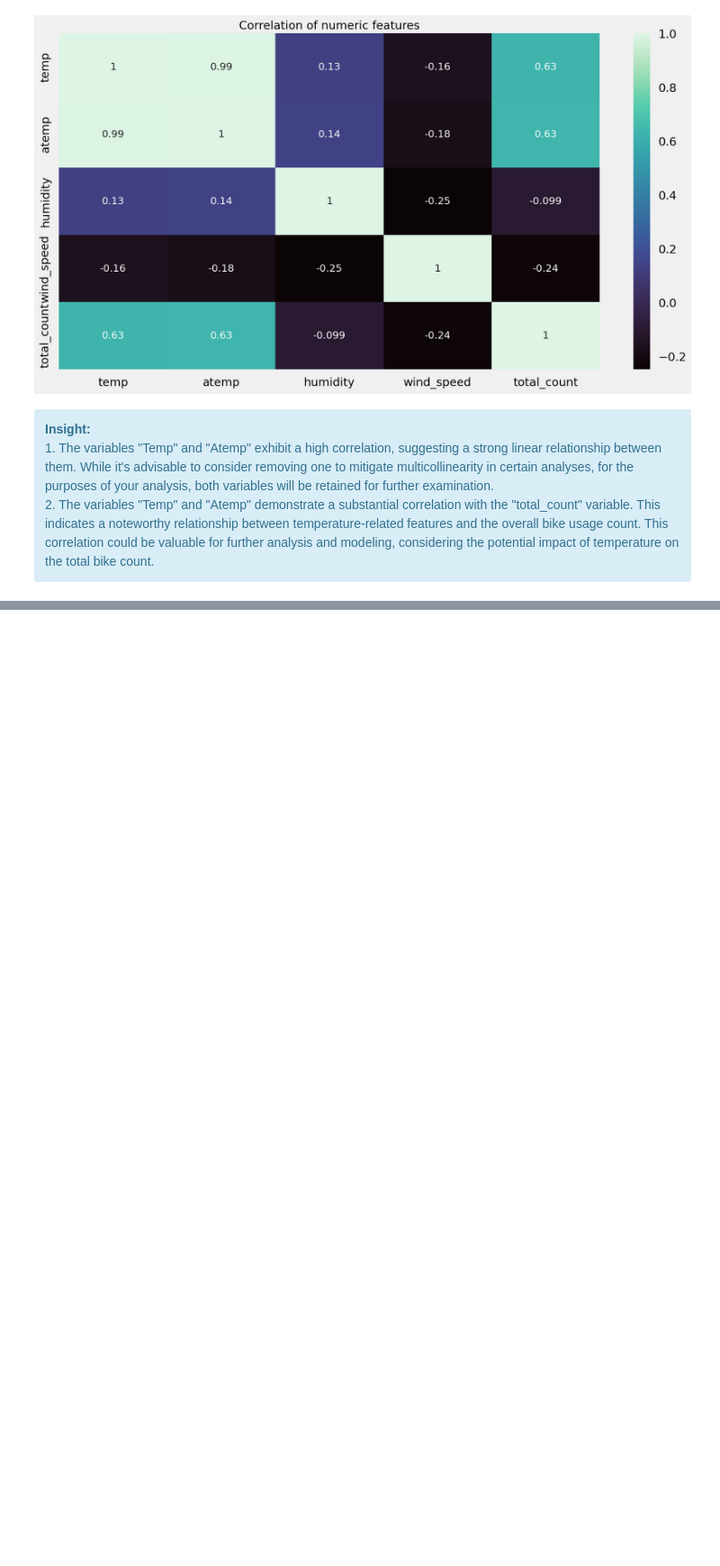
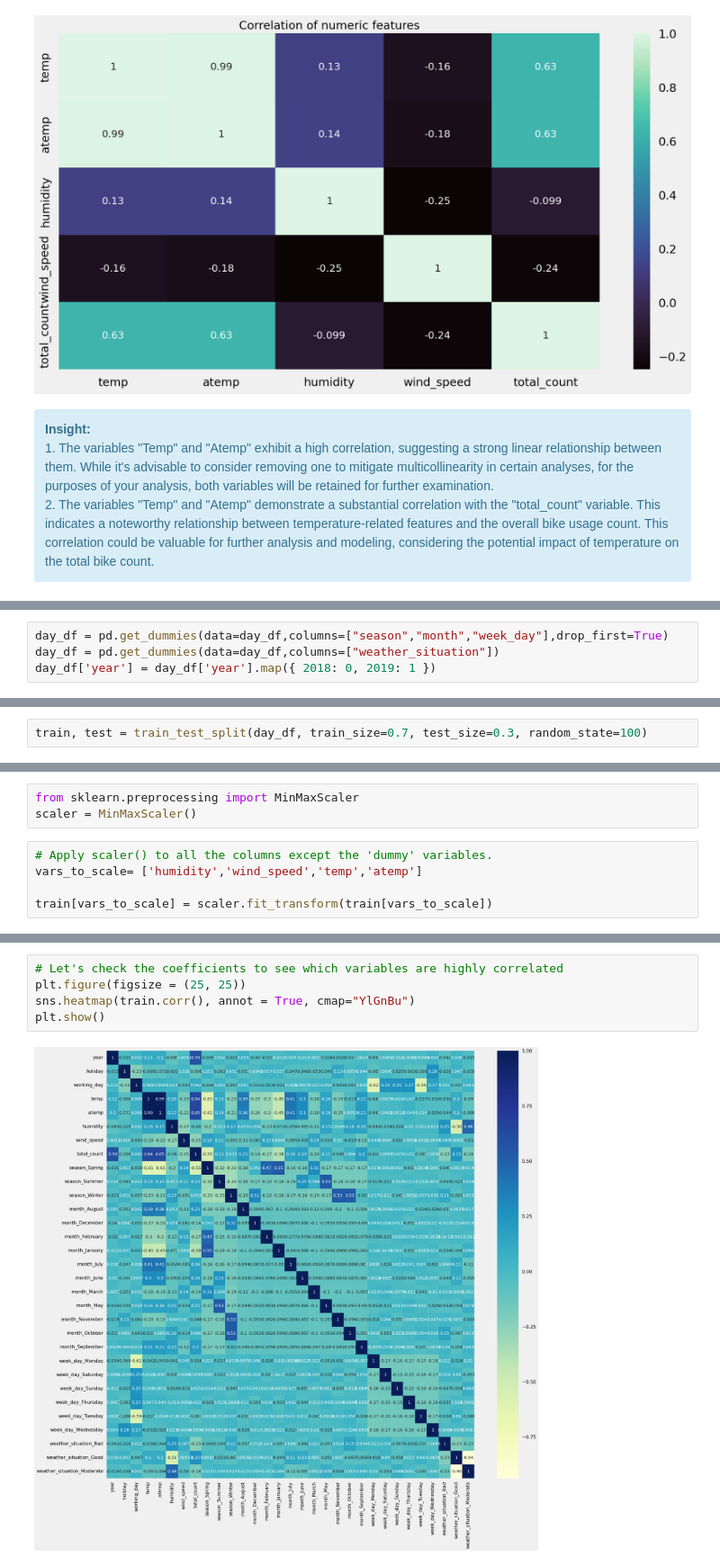
Before and after one commit to krisalay/bike-sharing, a Jupyter notebook: notebook.ipynb, the cells around one changed output, grey strips where cells are left out. Shown at 90% size. Drawn from its saved outputs; the diff is of its cells as text; blank space fills up the shorter version.

```diff
--- a/notebook.ipynb
+++ b/notebook.ipynb
@@ -1029,0 +1057,4 @@ plt.show()
+# %%
+day_df = pd.get_dummies(data=day_df,columns=["season","month","week_day"],drop_first=True)
+day_df = pd.get_dummies(data=day_df,columns=["weather_situation"])
+day_df['year'] = day_df['year'].map({ 2018: 0, 2019: 1 })
@@ -1029,0 +1114,2 @@ plt.show()
+# %%
+train, test = train_test_split(day_df, train_size=0.7, test_size=0.3, random_state=100)
@@ -1029,0 +1146,8 @@ plt.show()
+# %%
+from sklearn.preprocessing import MinMaxScaler
+scaler = MinMaxScaler()
+# %%
+# Apply scaler() to all the columns except the 'dummy' variables.
+vars_to_scale= ['humidity','wind_speed','temp','atemp']
+
+train[vars_to_scale] = scaler.fit_transform(train[vars_to_scale])
@@ -1029,0 +1176,7 @@ plt.show()
+# %%
+# Let's check the coefficients to see which variables are highly correlated
+plt.figure(figsize = (25, 25))
+sns.heatmap(train.corr(), annot = True, cmap="YlGnBu")
+plt.show()
+# %% [output]
+[figure, added]
```
Also changed, not shown: parts of 51 cells of this notebook, 2 other files.
